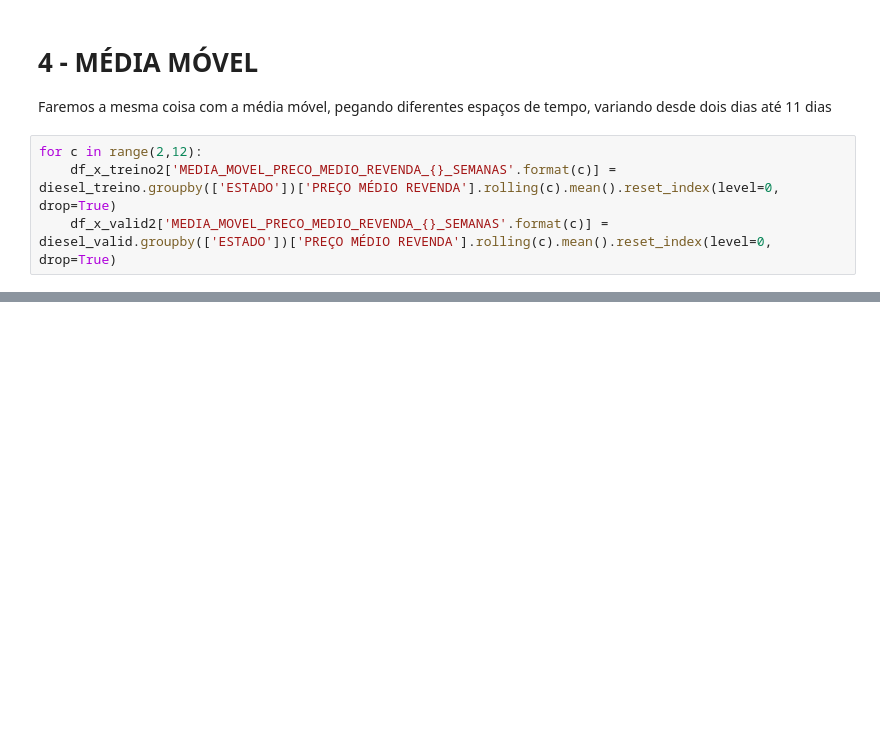
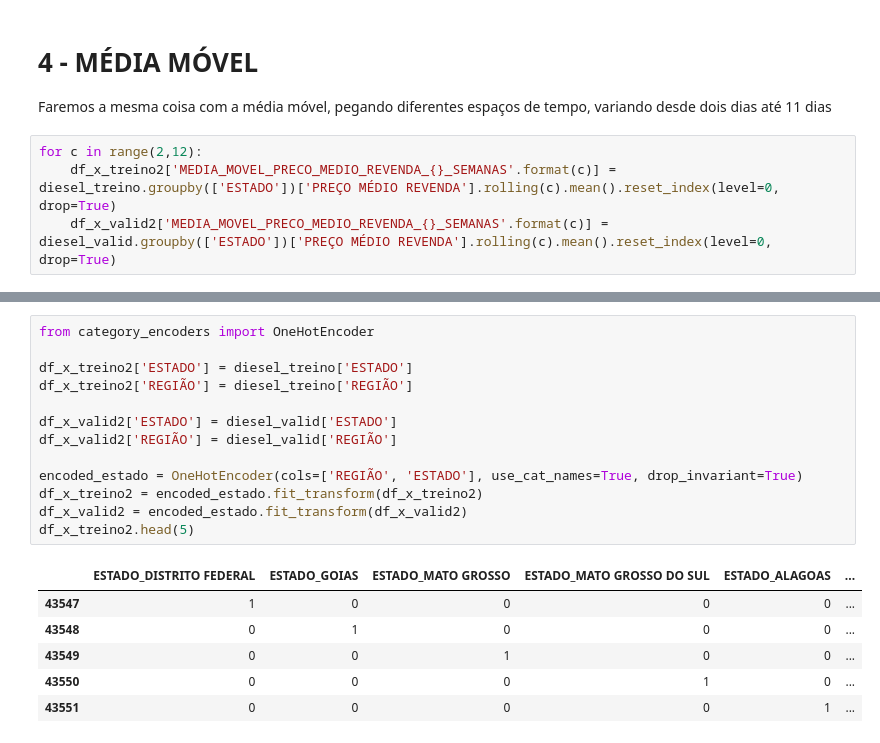
Before and after one commit to Breno-Valle/Gas_price_TimeSeries, a Jupyter notebook: gas_price.ipynb, the cells around one changed output, grey strips where cells are left out. Cells and saved outputs as stored; diff of their text form; blank space fills up the shorter version.

```diff
--- a/gas_price.ipynb
+++ b/gas_price.ipynb
@@ -375,0 +415,20 @@ df_x_treino2[df_x_treino2['ESTADO'] == 'SAO PAULO'].head(30)
+# %%
+from category_encoders import OneHotEncoder
+
+df_x_treino2['ESTADO'] = diesel_treino['ESTADO']
+df_x_treino2['REGIÃO'] = diesel_treino['REGIÃO']
+
+df_x_valid2['ESTADO'] = diesel_valid['ESTADO']
+df_x_valid2['REGIÃO'] = diesel_valid['REGIÃO']
+
+encoded_estado = OneHotEncoder(cols=['REGIÃO', 'ESTADO'], use_cat_names=True, drop_invariant=True)
+df_x_treino2 = encoded_estado.fit_transform(df_x_treino2)
+df_x_valid2 = encoded_estado.fit_transform(df_x_valid2)
+df_x_treino2.head(5)
+# %% [output]
+|  | ESTADO_DISTRITO FEDERAL | ESTADO_GOIAS | ESTADO_MATO GROSSO | ESTADO_MATO GROSSO DO SUL | ESTADO_ALAGOAS | ... |
+| 43547 | 1 | 0 | 0 | 0 | 0 | ... |
+| 43548 | 0 | 1 | 0 | 0 | 0 | ... |
+| 43549 | 0 | 0 | 1 | 0 | 0 | ... |
+| 43550 | 0 | 0 | 0 | 1 | 0 | ... |
+| 43551 | 0 | 0 | 0 | 0 | 1 | ... |
```
Also changed, not shown: parts of 16 cells of this notebook.
